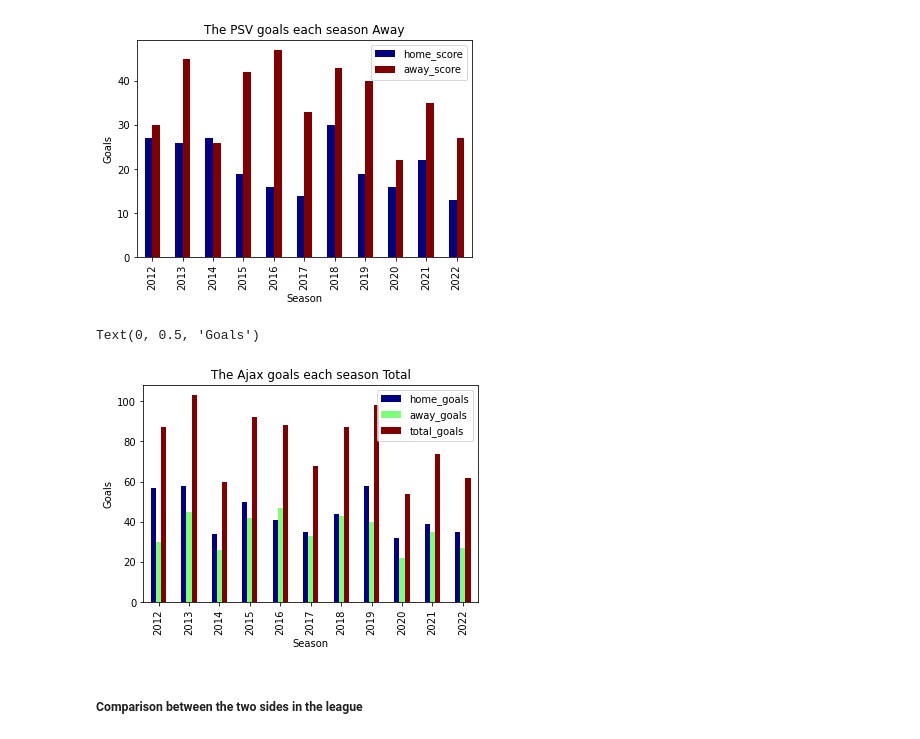
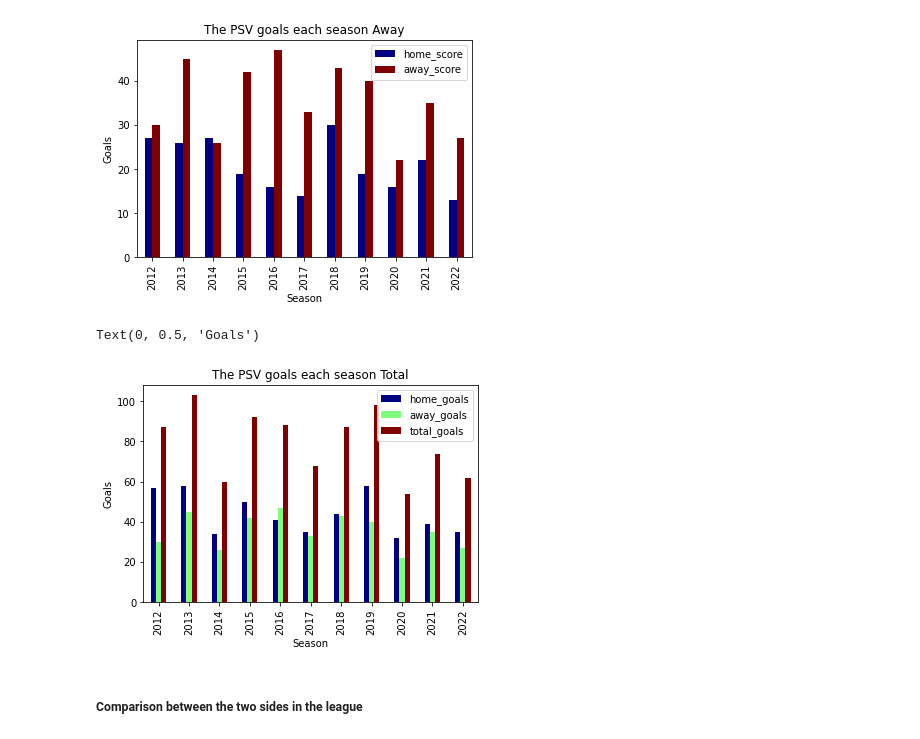
Before and after one commit to mohammedaljader/Football_Predictions_ML, a Jupyter notebook: notebook.ipynb, the cells around one changed output. Cells and saved outputs as stored; diff of their text form; code cells hidden in the pictures.

```diff
--- a/notebook.ipynb
+++ b/notebook.ipynb
@@ -1142,22 +1142,22 @@ Text(0, 0.5, 'Goals')
 # %%
 # make new dataframe in order to aggregate
 dfPSVGoalsTotalEachSeason = pd.DataFrame()
 PSVAwayGoals= GroupBySeasenAwayPSV['away_score']
 PSVHomeGoals= GroupBySeasenHomePSV['home_score']
 dfPSVGoalsTotalEachSeason['home_goals'] = PSVHomeGoals
 dfPSVGoalsTotalEachSeason["away_goals"] = PSVAwayGoals
 sum_AllGoalsInEachSeason = dfPSVGoalsTotalEachSeason["home_goals"] + dfPSVGoalsTotalEachSeason["away_goals"]
 dfPSVGoalsTotalEachSeason["total_goals"] = sum_AllGoalsInEachSeason
 
 
 # plot Ajax Goals in each Season Total
 dfPSVGoalsTotalEachSeasonPlot = pd.DataFrame(dfPSVGoalsTotalEachSeason)
-ax = dfPSVGoalsTotalEachSeasonPlot.plot(lw=2, colormap='jet', kind = 'bar', title='The Ajax goals each season Total')
+ax = dfPSVGoalsTotalEachSeasonPlot.plot(lw=2, colormap='jet', kind = 'bar', title='The PSV goals each season Total')
 ax.set_xlabel("Season")
 ax.set_ylabel("Goals")
 # %% [output]
 Text(0, 0.5, 'Goals')
-[figure, old version]
+[figure, new version]
 # %% [markdown]
 ##### Comparison between the two sides in the league
 # %%
```
